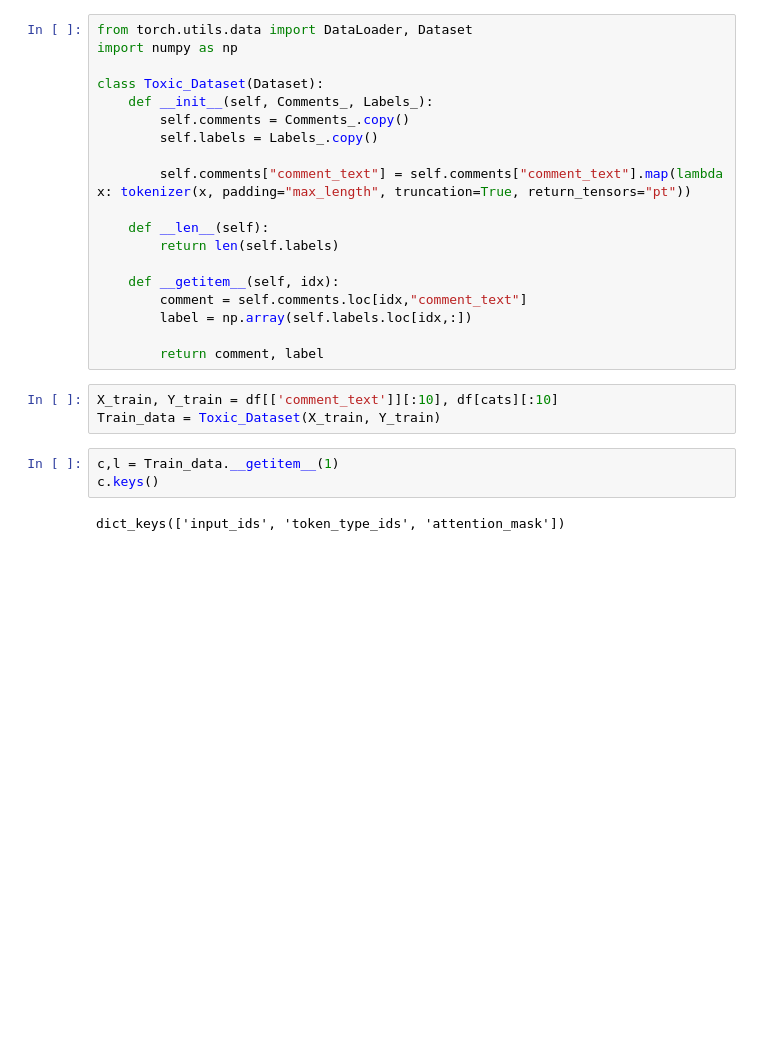
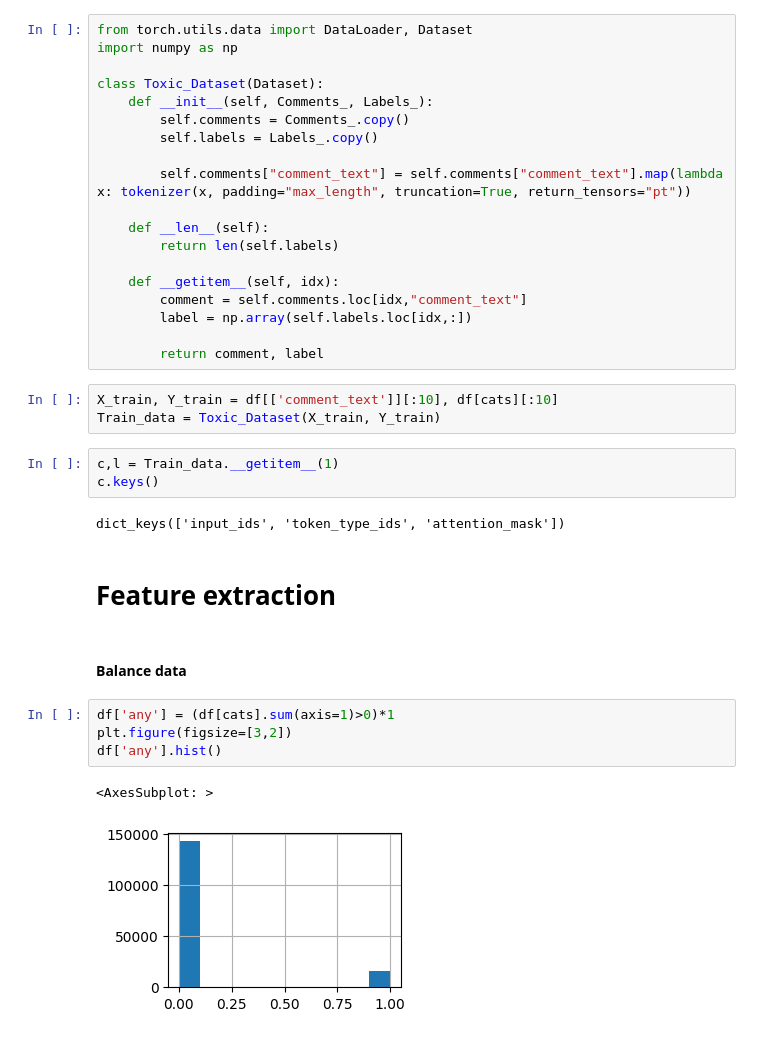
Before and after one commit to dhsvendsen/MLOps-Project-Detox, a Jupyter notebook: notebooks/EDA.ipynb, the cells around one changed output. Saved outputs shown, nothing was run; the diff lists cells and outputs as text; blank space fills up the shorter version.

```diff
--- a/notebooks/EDA.ipynb
+++ b/notebooks/EDA.ipynb
@@ -402,3 +413,14 @@ c,l = Train_data.__getitem__(1)
 c.keys()
 # %% [output]
 dict_keys(['input_ids', 'token_type_ids', 'attention_mask'])
+# %% [markdown]
+# Feature extraction
+# %% [markdown]
+#### Balance data
+# %%
+df['any'] = (df[cats].sum(axis=1)>0)*1
+plt.figure(figsize=[3,2])
+df['any'].hist()
+# %% [output]
+<AxesSubplot: >
+[figure, added]
```
Also changed, not shown: parts of 43 cells of this notebook, 11 other files.
